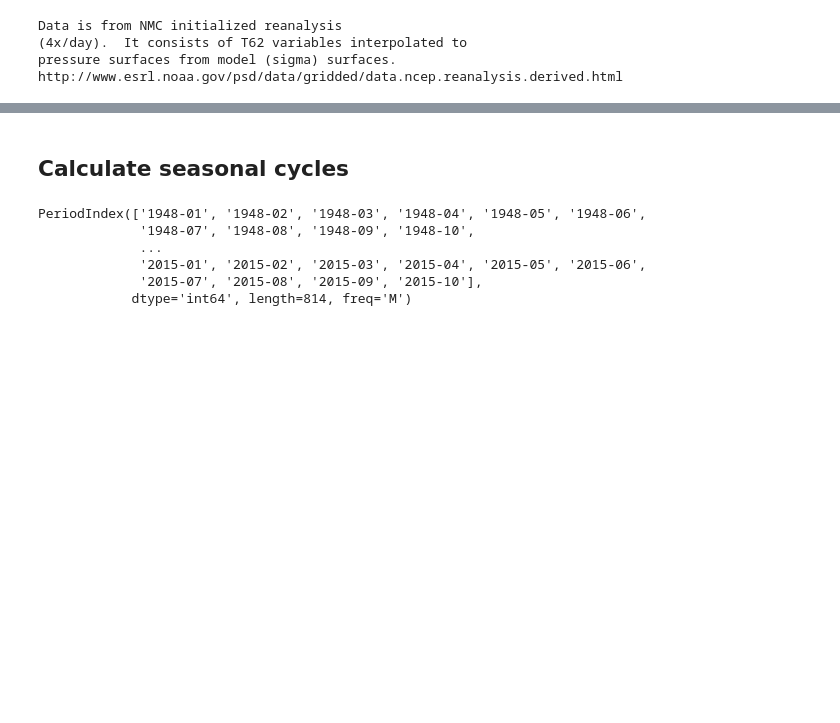
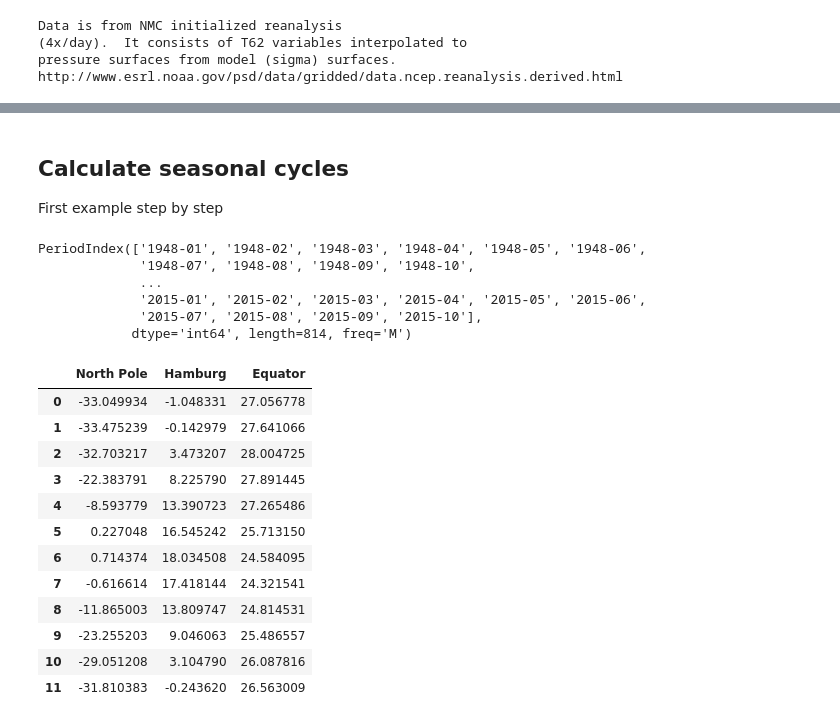
Before and after one commit to LarsKaleschke/Python-Course, a Jupyter notebook: num2date.ipynb, the cells around one changed output, grey strips where cells are left out. Drawn from its saved outputs; the diff is of its cells as text; code cells hidden in the pictures; blank space fills up the shorter version.

```diff
--- a/num2date.ipynb
+++ b/num2date.ipynb
@@ -17,7 +19,8 @@ WARNING: pylab import has clobbered these variables: ['num2date']
 `%matplotlib` prevents importing * from pylab and numpy
 # %%
 fn='/data/icdc/reanalyses/ncep_reanalysis1/DATA/2m_airtemp_monthly/air2m.mon.mean.nc'
-fn='/home/lars/data/air2m.mon.mean.nc' # local copy
+fn='/home/lars/data/air2m.mon.mean.nc' # local copy on my laptop
+
 f = Dataset(fn)
 print(f.description)
 print(f.References)
@@ -25,7 +28,7 @@ air = f.variables['air'][:]-273.15
 time = f.variables['time']
 lon = f.variables['lon'][:]
 lat = f.variables['lat'][:]
-date=num2date(time[:], time.units)
+date=pd.to_datetime(num2date(time[:], time.units)) # Convert to Pandas time object
 # %% [output]
 Data is from NMC initialized reanalysis
 (4x/day).  It consists of T62 variables interpolated to
@@ -40,18 +41,9 @@ array([datetime.datetime(1948, 1, 1, 0, 0),
 # %%
 D={'Hamburg':(10.0,53.3),'Equator':(0.0,0.0),'North Pole':(0,90.0)} # Define locations
-col={'Hamburg':'r','Equator':'g','North Pole':'b'} # Define colors
-D_timeseries={} # Empty dictionary
-
-figure(figsize=(15,10))
+DF=pd.DataFrame() # Create empty DataFrame table
 
 for k in D.keys():
     lon0,lat0=D[k]
-    ilon,ilat=argmin(abs(lon-lon0)),argmin(abs(lat-lat0)) # Select index for location
-    # Generate Pandas Time Series Object and store in dictionary
-    D_timeseries[k]=pd.Series(air[:,ilat,ilon],index=date)
-    y1=D_timeseries[k]
-    y1.plot(color=col[k],label=k)
-    pd.rolling_mean(y1,12).plot(color=col[k],label='') # Calculate rolling mean
-    legend(loc=4)
-xlabel('Time [years]')
-ylabel('Temperature [$^\circ$C]')
+    ilon,ilat=argmin(abs(lon-lon0)),argmin(abs(lat-lat0)) # index for location
+    # Generate Pandas Series Object and store in DataFrame
+    DF[k]=pd.Series(air[:,ilat,ilon],index=date)
@@ -61,7 +57,9 @@ ylabel('Temperature [$^\circ$C]')
 # %% [markdown]
 ## Calculate seasonal cycles
+
+First example step by step
 # %%
-periods = dates_pd.to_period(freq='M')
+periods = date.to_period(freq='M')
 periods
 # %% [output]
 PeriodIndex(['1948-01', '1948-02', '1948-03', '1948-04', '1948-05', '1948-06',
@@ -70,3 +68,27 @@ PeriodIndex(['1948-01', '1948-02', '1948-03', '1948-04', '1948-05', '1948-06',
              '2015-01', '2015-02', '2015-03', '2015-04', '2015-05', '2015-06',
              '2015-07', '2015-08', '2015-09', '2015-10'],
             dtype='int64', length=814, freq='M')
+# %%
+D_seasonal=pd.DataFrame()
+for k in DF.keys():
+    y=DF[k]
+    Seasonal=zeros(12)
+    for m in range(12): # m is month index but month counts from 1 - 12 not 0 - 11
+        Seasonal[m]=y[periods.month==m+1].mean()
+    D_seasonal[k]=Seasonal # Add array to data frame
+# %%
+D_seasonal
+# %% [output]
+|  | North Pole | Hamburg | Equator |
+| 0 | -33.049934 | -1.048331 | 27.056778 |
+| 1 | -33.475239 | -0.142979 | 27.641066 |
+| 2 | -32.703217 | 3.473207 | 28.004725 |
+| 3 | -22.383791 | 8.225790 | 27.891445 |
+| 4 | -8.593779 | 13.390723 | 27.265486 |
+| 5 | 0.227048 | 16.545242 | 25.713150 |
+| 6 | 0.714374 | 18.034508 | 24.584095 |
+| 7 | -0.616614 | 17.418144 | 24.321541 |
+| 8 | -11.865003 | 13.809747 | 24.814531 |
+| 9 | -23.255203 | 9.046063 | 25.486557 |
+| 10 | -29.051208 | 3.104790 | 26.087816 |
+| 11 | -31.810383 | -0.243620 | 26.563009 |
```
Also changed, not shown: parts of 16 cells of this notebook.
